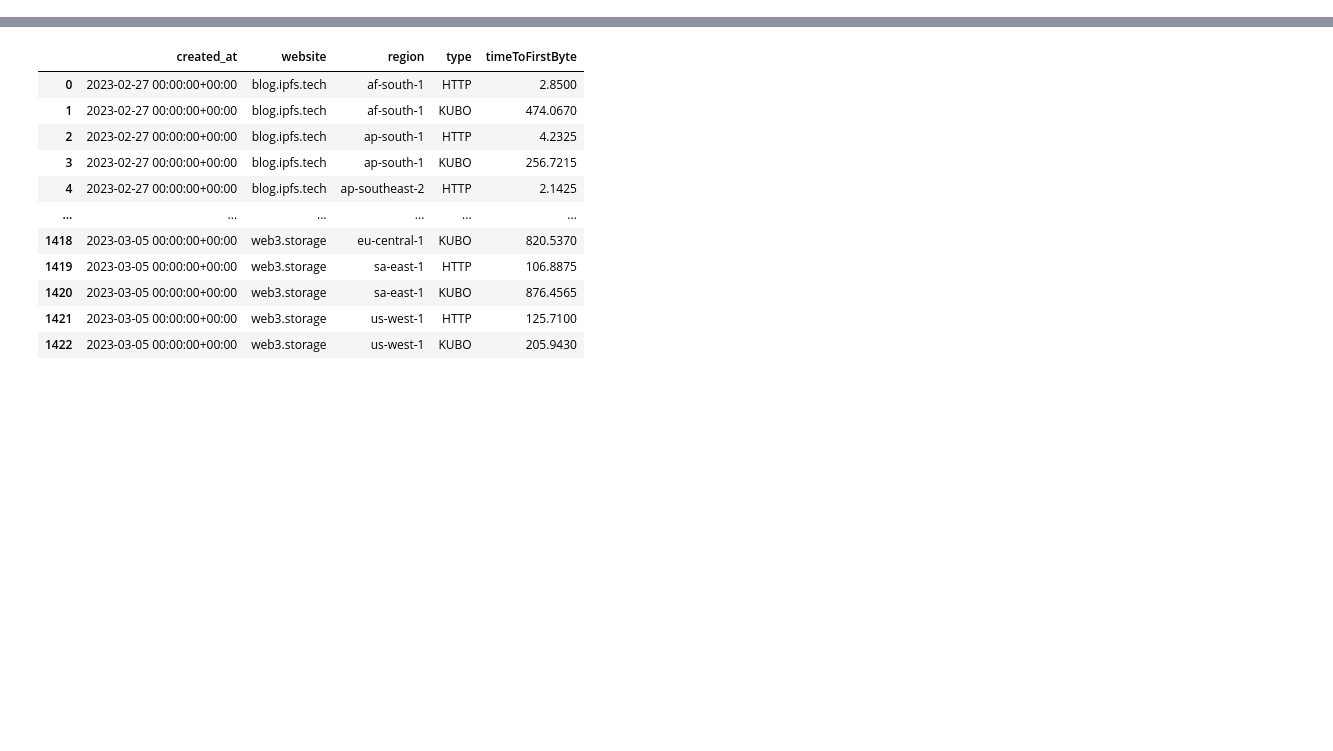
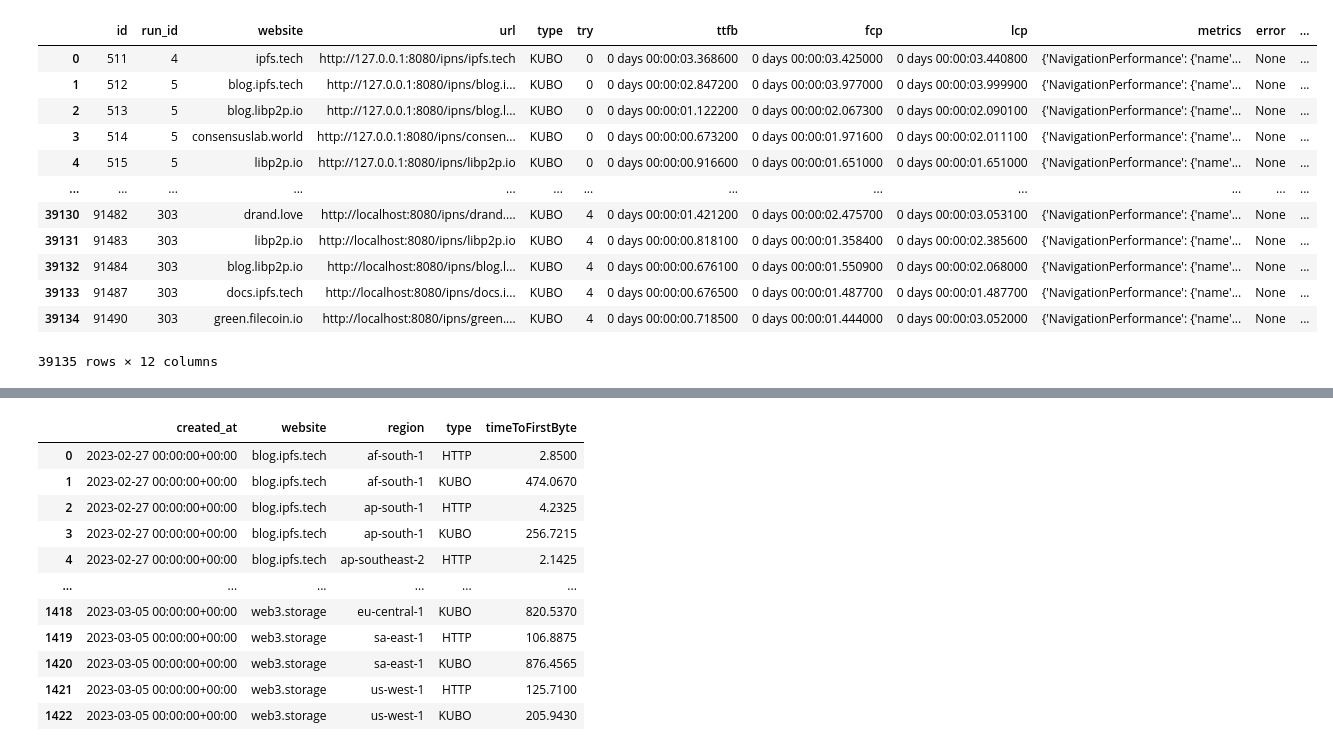
Before and after one commit to probe-lab/tiros, a Jupyter notebook: analysis/analysis.ipynb, the cells around one changed output, grey strips where cells are left out. Saved outputs shown, nothing was run; the diff lists cells and outputs as text; code cells hidden in the pictures; blank space fills up the shorter version.

```diff
--- a/analysis/analysis.ipynb
+++ b/analysis/analysis.ipynb
@@ -33 +47,17 @@ df_runs = pd.read_sql_query("SELECT * FROM runs", con=conn)
+# %%
+df_measurements
+# %% [output]
+|  | id | run_id | website | url | type | try | ttfb | fcp | lcp | metrics | error | ... |
+| 0 | 511 | 4 | ipfs.tech | http://127.0.0.1:8080/ipns/ipfs.tech | KUBO | 0 | 0 days 00:00:03.368600 | 0 days 00:00:03.425000 | 0 days 00:00:03.440800 | {'NavigationPerformance': {'name'... | None | ... |
+| 1 | 512 | 5 | blog.ipfs.tech | http://127.0.0.1:8080/ipns/blog.i... | KUBO | 0 | 0 days 00:00:02.847200 | 0 days 00:00:03.977000 | 0 days 00:00:03.999900 | {'NavigationPerformance': {'name'... | None | ... |
+| 2 | 513 | 5 | blog.libp2p.io | http://127.0.0.1:8080/ipns/blog.l... | KUBO | 0 | 0 days 00:00:01.122200 | 0 days 00:00:02.067300 | 0 days 00:00:02.090100 | {'NavigationPerformance': {'name'... | None | ... |
+| 3 | 514 | 5 | consensuslab.world | http://127.0.0.1:8080/ipns/consen... | KUBO | 0 | 0 days 00:00:00.673200 | 0 days 00:00:01.971600 | 0 days 00:00:02.011100 | {'NavigationPerformance': {'name'... | None | ... |
+| 4 | 515 | 5 | libp2p.io | http://127.0.0.1:8080/ipns/libp2p.io | KUBO | 0 | 0 days 00:00:00.916600 | 0 days 00:00:01.651000 | 0 days 00:00:01.651000 | {'NavigationPerformance': {'name'... | None | ... |
+| ... | ... | ... | ... | ... | ... | ... | ... | ... | ... | ... | ... | ... |
+| 39130 | 91482 | 303 | drand.love | http://localhost:8080/ipns/drand.... | KUBO | 4 | 0 days 00:00:01.421200 | 0 days 00:00:02.475700 | 0 days 00:00:03.053100 | {'NavigationPerformance': {'name'... | None | ... |
+| 39131 | 91483 | 303 | libp2p.io | http://localhost:8080/ipns/libp2p.io | KUBO | 4 | 0 days 00:00:00.818100 | 0 days 00:00:01.358400 | 0 days 00:00:02.385600 | {'NavigationPerformance': {'name'... | None | ... |
+| 39132 | 91484 | 303 | blog.libp2p.io | http://localhost:8080/ipns/blog.l... | KUBO | 4 | 0 days 00:00:00.676100 | 0 days 00:00:01.550900 | 0 days 00:00:02.068000 | {'NavigationPerformance': {'name'... | None | ... |
+| 39133 | 91487 | 303 | docs.ipfs.tech | http://localhost:8080/ipns/docs.i... | KUBO | 4 | 0 days 00:00:00.676500 | 0 days 00:00:01.487700 | 0 days 00:00:01.487700 | {'NavigationPerformance': {'name'... | None | ... |
+| 39134 | 91490 | 303 | green.filecoin.io | http://localhost:8080/ipns/green.... | KUBO | 4 | 0 days 00:00:00.718500 | 0 days 00:00:01.444000 | 0 days 00:00:03.052000 | {'NavigationPerformance': {'name'... | None | ... |
+39135 rows × 12 columns
 # %%
```
Also changed, not shown: parts of 10 cells of this notebook.
